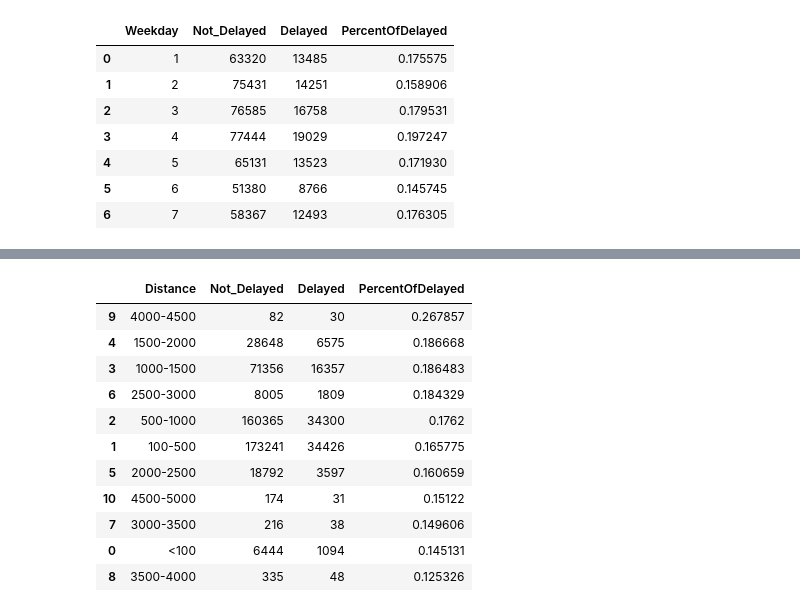
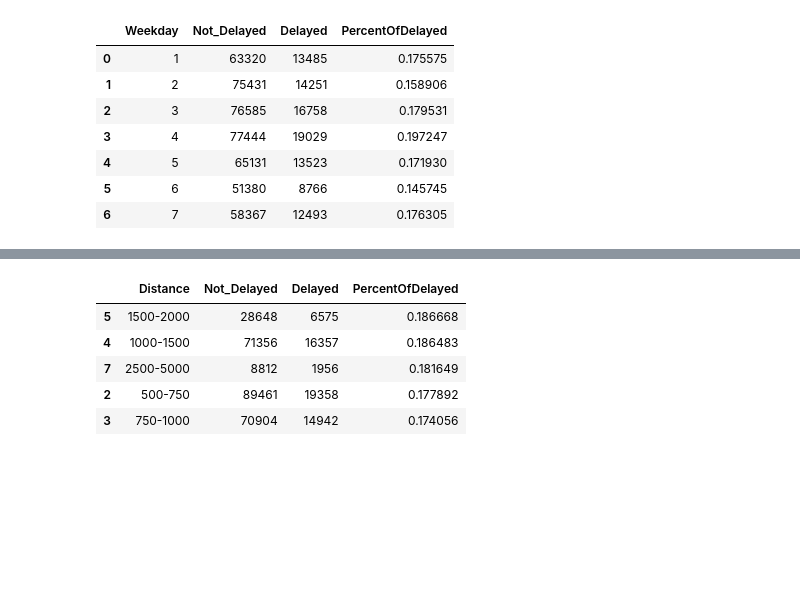
Before and after one commit to Duegan24/Final_Project, a Jupyter notebook: Database/Flights_Data-Visuals.ipynb, the cells around one changed output, grey strips where cells are left out. Saved outputs shown, nothing was run; the diff lists cells and outputs as text; code cells hidden in the pictures; blank space fills up the shorter version.

```diff
--- a/Database/Flights_Data-Visuals.ipynb
+++ b/Database/Flights_Data-Visuals.ipynb
@@ -182,0 +217,3 @@ array(['9E', 'AA', 'MQ', 'G4', 'OH', 'B6', 'YV', 'EV', 'F9', 'YX', 'HA',
+# %%
+airport_codes_df = airport_codes
+airport_codes_df.head()
@@ -182,0 +227,3 @@ array(['9E', 'AA', 'MQ', 'G4', 'OH', 'B6', 'YV', 'EV', 'F9', 'YX', 'HA',
+# %%
+jan_19_join = jan_19_clean.merge(airport_codes_df, on ="ORIGIN", how="left")
+jan_19_join.head()
@@ -182,0 +238,3 @@ array(['9E', 'AA', 'MQ', 'G4', 'OH', 'B6', 'YV', 'EV', 'F9', 'YX', 'HA',
+# %%
+jan_19_clean = jan_19_join
+jan_19_clean.head()
@@ -335,8 +458,12 @@ DISTANCE
 Name: DISTANCE, dtype: int64
 # %%
 # Establish the distance bins and group names.
-distance_bins = [0, 100, 500, 1000, 1500, 2000, 2500, 3000, 3500, 4000, 4500, 5000]
-group_names = ["<100", "100-500", "500-1000", "1000-1500", "1500-2000", "2000-2500", "2500-3000", "3000-3500", "3500-4000", "4000-4500", "4500-5000"]
+# distance_bins = [0, 100, 500, 1000, 1500, 2000, 2500, 3000, 3500, 4000, 4500, 5000]
+# group_names = ["<100", "100-500", "500-1000", "1000-1500", "1500-2000", "2000-2500", "2500-3000", "3000-3500", "3500-4000", "4000-4500", "4500-5000"]
+# distance_bins = [0, 1000,2000,3000, 4000, 5000]
+distance_bins = [0, 250, 500, 750, 1000, 1500, 2000, 2500, 5000]
+# group_names = ["<1000", "1000-2000", "2000-3000", "3000-4000", "4000-5000"]
+group_names = ["<250", "250-500", "500-750", "750-1000", "1000-1500", "1500-2000", "2000-2500", "2500-5000"]
 # %%
 # Categorize distance based on the bins.
 jan_19_clean["Distance Range (in Miles)"] = pd.cut(distance, distance_bins, labels=group_names)
@@ -353,22 +480,16 @@ jan_19_clean.head()
 # %%
 # Establishing percentage of delay per distance range
 df_distance=pd.DataFrame(jan_19_clean.groupby(["Distance Range (in Miles)","DEP_DEL15"])["ORIGIN_AIRPORT_ID"].count().unstack("DEP_DEL15").reset_index().values,columns=["Distance","Not_Delayed","Delayed"])
 df_distance["PercentOfDelayed"]=df_distance.Delayed /(df_distance.Delayed+ df_distance.Not_Delayed)
 df_distance.sort_values(by="PercentOfDelayed",ascending=False,inplace=True)
-df_distance.head(11)
+df_distance.head()
 # %% [output]
 |  | Distance | Not_Delayed | Delayed | PercentOfDelayed |
-| 9 | 4000-4500 | 82 | 30 | 0.267857 |
-| 4 | 1500-2000 | 28648 | 6575 | 0.186668 |
-| 3 | 1000-1500 | 71356 | 16357 | 0.186483 |
-| 6 | 2500-3000 | 8005 | 1809 | 0.184329 |
-| 2 | 500-1000 | 160365 | 34300 | 0.1762 |
-| 1 | 100-500 | 173241 | 34426 | 0.165775 |
-| 5 | 2000-2500 | 18792 | 3597 | 0.160659 |
-| 10 | 4500-5000 | 174 | 31 | 0.15122 |
-| 7 | 3000-3500 | 216 | 38 | 0.149606 |
-| 0 | <100 | 6444 | 1094 | 0.145131 |
-| 8 | 3500-4000 | 335 | 48 | 0.125326 |
+| 5 | 1500-2000 | 28648 | 6575 | 0.186668 |
+| 4 | 1000-1500 | 71356 | 16357 | 0.186483 |
+| 7 | 2500-5000 | 8812 | 1956 | 0.181649 |
+| 2 | 500-750 | 89461 | 19358 | 0.177892 |
+| 3 | 750-1000 | 70904 | 14942 | 0.174056 |
 # %%
 x_axis = df_distance["Distance"]
 y_axis = df_distance["PercentOfDelayed"]
```
Also changed, not shown: parts of 51 cells of this notebook, 4 other files.
